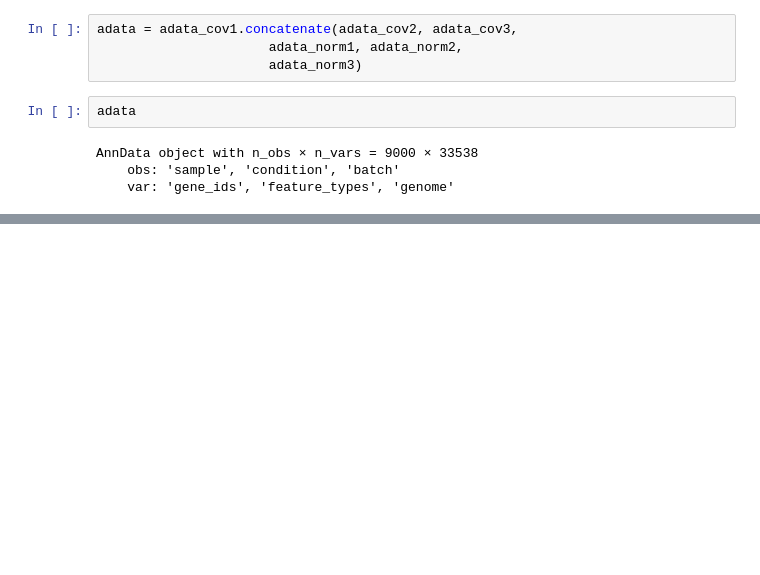
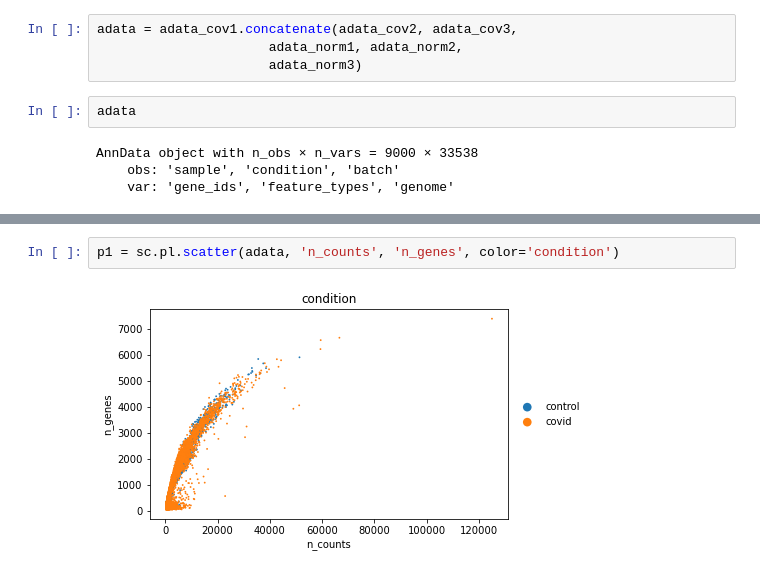
Before and after one commit to ipanj/DDD_disk, a Jupyter notebook: notebooks/covid_sc_analysis_chris.ipynb, the cells around one changed output, grey strips where cells are left out. Saved outputs shown, nothing was run; the diff lists cells and outputs as text; blank space fills up the shorter version.

```diff
--- a/notebooks/covid_sc_analysis_chris.ipynb
+++ b/notebooks/covid_sc_analysis_chris.ipynb
@@ -60,0 +178,4 @@ AnnData object with n_obs × n_vars = 9000 × 33538
+# %%
+p1 = sc.pl.scatter(adata, 'n_counts', 'n_genes', color='condition')
+# %% [output]
+[figure, added]
```
Also changed, not shown: parts of 41 cells of this notebook.
